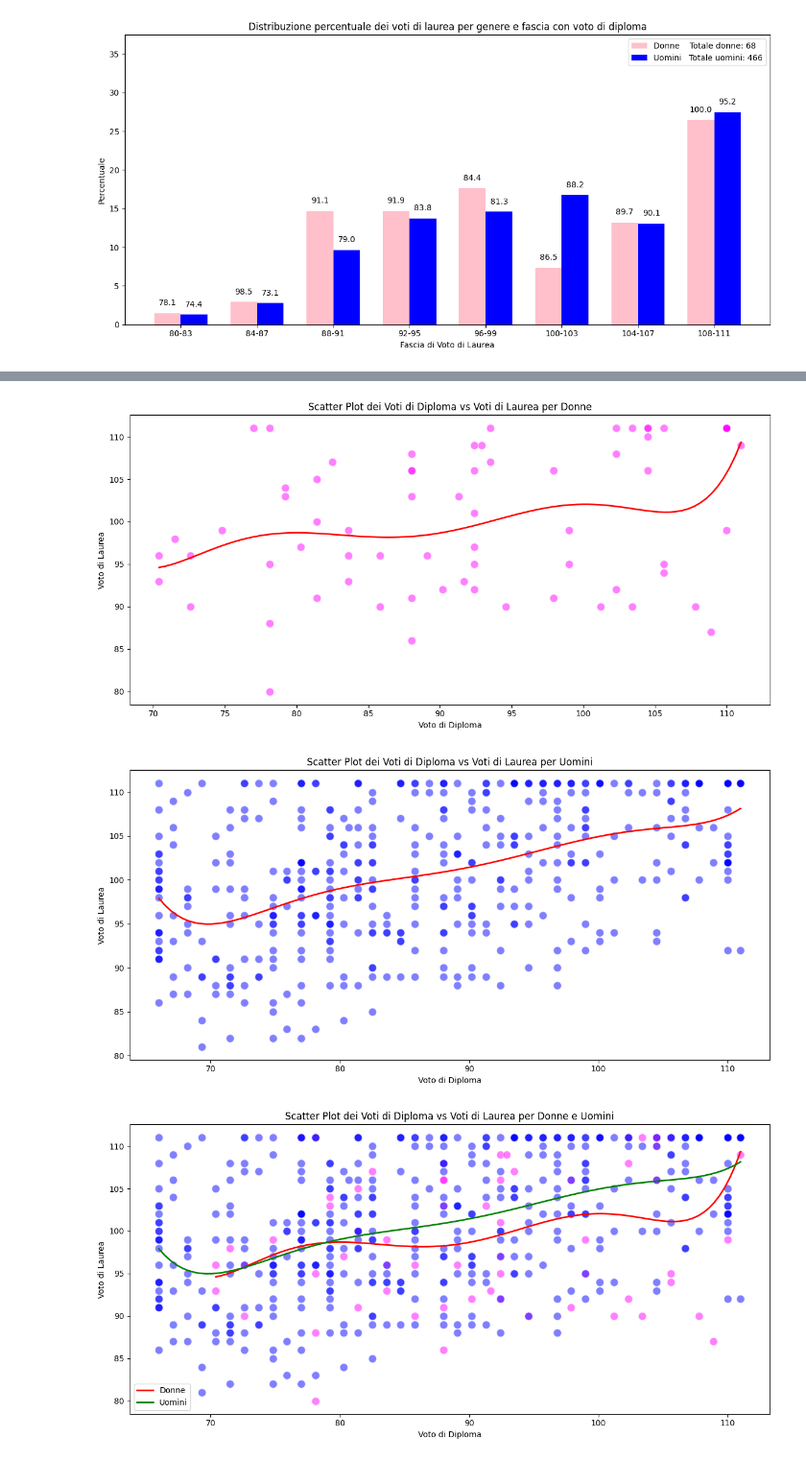
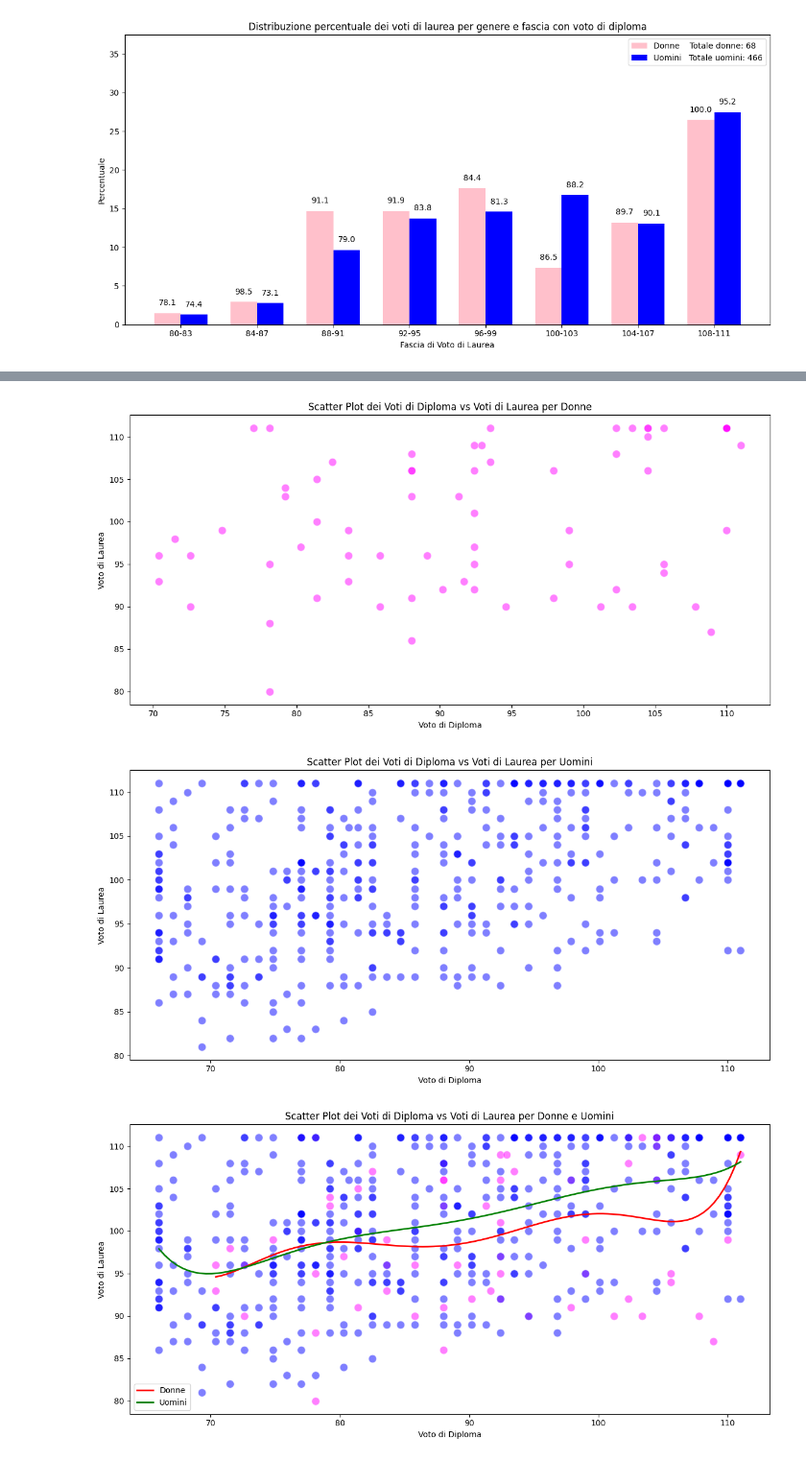
Before and after one commit to lallabelloni/Analisi-differenza-genere-Data-Science, a Jupyter notebook: progetto2.ipynb, the cells around one changed output, grey strips where cells are left out. Shown at 96% size. Drawn from its saved outputs; the diff is of its cells as text; code cells hidden in the pictures.

```diff
--- a/progetto2.ipynb
+++ b/progetto2.ipynb
@@ -1103,28 +1074,20 @@ plt.show()
 # %%
 plt.figure(figsize=(12, 6))
+
 plt.scatter(pt_val_finale[pt_val_finale['GENERE'] == 'F']['VOTO_DIPLOMA'],
             pt_val_finale[pt_val_finale['GENERE'] == 'F']['VOTO_LAUREA'],
             color='magenta', alpha=0.5, edgecolors='w', s=100)
 plt.xlabel('Voto di Diploma')
 plt.ylabel('Voto di Laurea')
 plt.title('Scatter Plot dei Voti di Diploma vs Voti di Laurea per Donne')
 
-x = pt_val_finale[pt_val_finale['GENERE'] == 'F']['VOTO_DIPLOMA']
-y = pt_val_finale[pt_val_finale['GENERE'] == 'F']['VOTO_LAUREA']
-coefficients = np.polyfit(x, y, grado_polinomio)
-
-polynomial = np.poly1d(coefficients)
-x_curve = np.linspace(x.min(), x.max(), 100)
-y_curve = polynomial(x_curve)
-
-plt.plot(x_curve, y_curve, color='red', linewidth=2)
-
 plt.tight_layout()
 plt.show()
 # %% [output]
-[figure, old version]
+[figure, new version]
 # %%
 plt.figure(figsize=(12, 6))
+
 plt.scatter(pt_val_finale[pt_val_finale['GENERE'] == 'M']['VOTO_DIPLOMA'],
             pt_val_finale[pt_val_finale['GENERE'] == 'M']['VOTO_LAUREA'],
             color='blue', alpha=0.5, edgecolors='w', s=100)
@@ -1132,20 +1095,10 @@ plt.xlabel('Voto di Diploma')
 plt.ylabel('Voto di Laurea')
 plt.title('Scatter Plot dei Voti di Diploma vs Voti di Laurea per Uomini')
 
-x = pt_val_finale[pt_val_finale['GENERE'] == 'M']['VOTO_DIPLOMA']
-y = pt_val_finale[pt_val_finale['GENERE'] == 'M']['VOTO_LAUREA']
-coefficients = np.polyfit(x, y, grado_polinomio)
-
-polynomial = np.poly1d(coefficients)
-x_curve = np.linspace(x.min(), x.max(), 100)
-y_curve = polynomial(x_curve)
-
-plt.plot(x_curve, y_curve, color='red', linewidth=2)
-
 plt.tight_layout()
 plt.show()
 # %% [output]
-[figure, old version]
+[figure, new version]
 # %%
 plt.figure(figsize=(12, 6))
 
```
Also changed, not shown: parts of 26 cells of this notebook.
